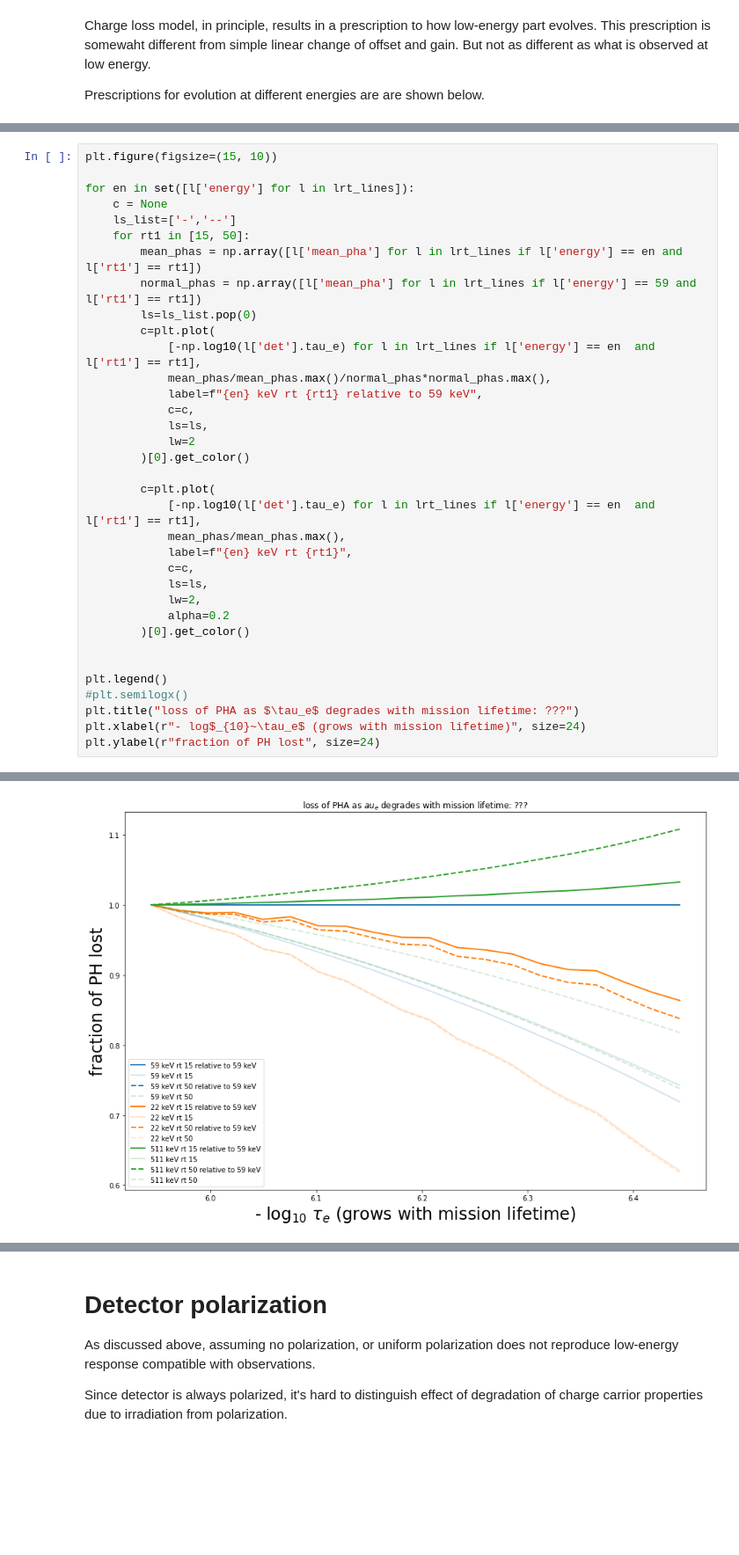
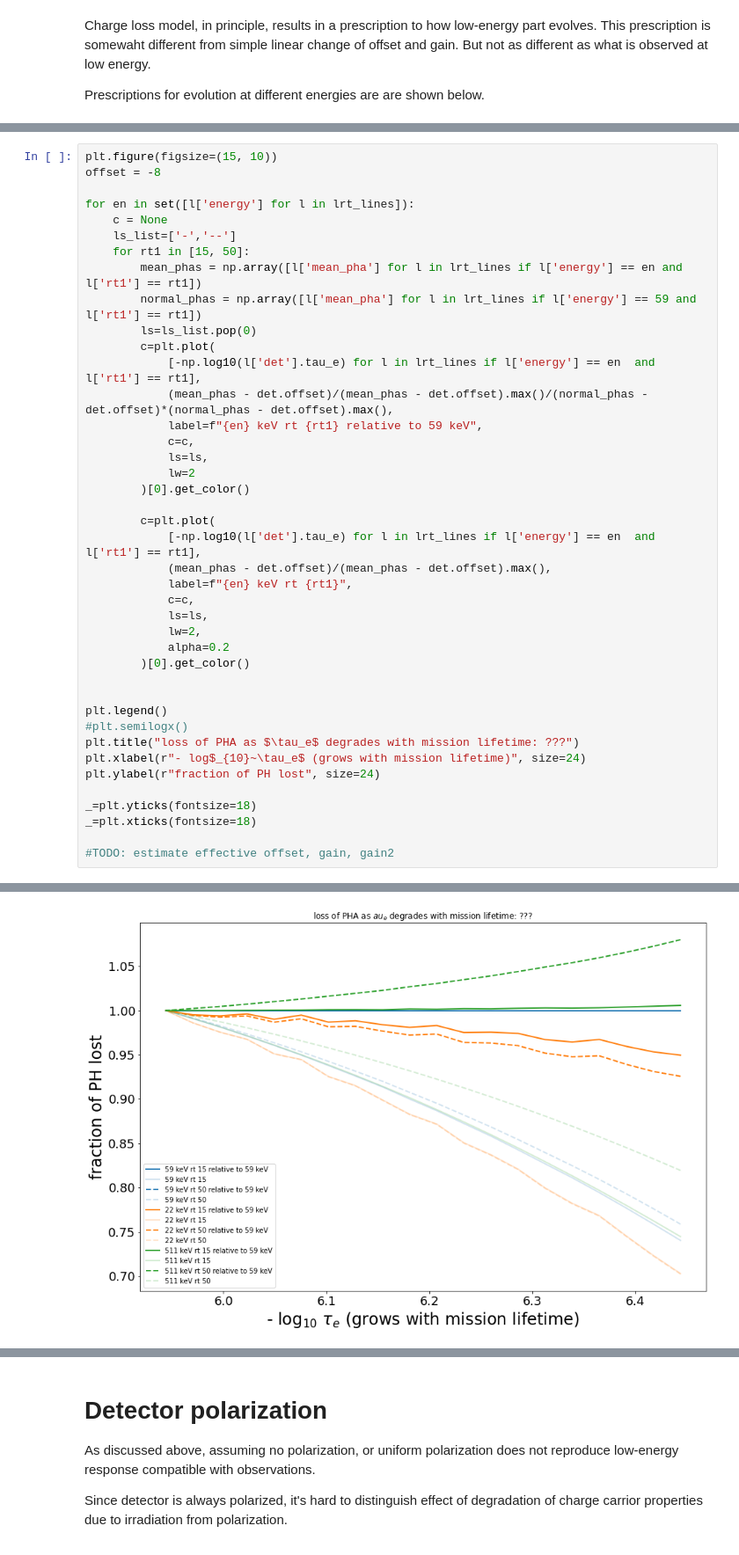
Before and after one commit to volodymyrss/integral-ibis-isgri-le-response, a Jupyter notebook: readme.ipynb, the cells around one changed output, grey strips where cells are left out. Shown: that part at 88% size. Saved outputs shown, nothing was run; the diff lists cells and outputs as text; blank space fills up the shorter version.

```diff
--- a/readme.ipynb
+++ b/readme.ipynb
@@ -278,5 +287,6 @@ cmap_sequence = [cm.winter, cm.autumn, cm.spring, cm.summer]
 # %%
 plt.figure(figsize=(15, 10))
+offset = -8
 
 for en in set([l['energy'] for l in lrt_lines]):
     c = None
@@ -287,7 +297,7 @@ for en in set([l['energy'] for l in lrt_lines]):
         ls=ls_list.pop(0)
         c=plt.plot(
             [-np.log10(l['det'].tau_e) for l in lrt_lines if l['energy'] == en  and l['rt1'] == rt1],
-            mean_phas/mean_phas.max()/normal_phas*normal_phas.max(),
+            (mean_phas - det.offset)/(mean_phas - det.offset).max()/(normal_phas - det.offset)*(normal_phas - det.offset).max(),
             label=f"{en} keV rt {rt1} relative to 59 keV",
             c=c,
             ls=ls,
@@ -296,7 +306,7 @@ for en in set([l['energy'] for l in lrt_lines]):
 
         c=plt.plot(
             [-np.log10(l['det'].tau_e) for l in lrt_lines if l['energy'] == en  and l['rt1'] == rt1],
-            mean_phas/mean_phas.max(),
+            (mean_phas - det.offset)/(mean_phas - det.offset).max(),
             label=f"{en} keV rt {rt1}",
             c=c,
             ls=ls,
@@ -310,4 +320,9 @@ plt.legend()
 plt.title("loss of PHA as $\tau_e$ degrades with mission lifetime: ???")
 plt.xlabel(r"- log$_{10}~\tau_e$ (grows with mission lifetime)", size=24)
 plt.ylabel(r"fraction of PH lost", size=24)
+
+_=plt.yticks(fontsize=18)
+_=plt.xticks(fontsize=18)
+
+#TODO: estimate effective offset, gain, gain2
 # %% [output]
@@ -315 +329 @@ Text(0, 0.5, 'fraction of PH lost')
-[figure, old version]
+[figure, new version]
```
Also changed, not shown: parts of 11 cells of this notebook, 2 other files.
